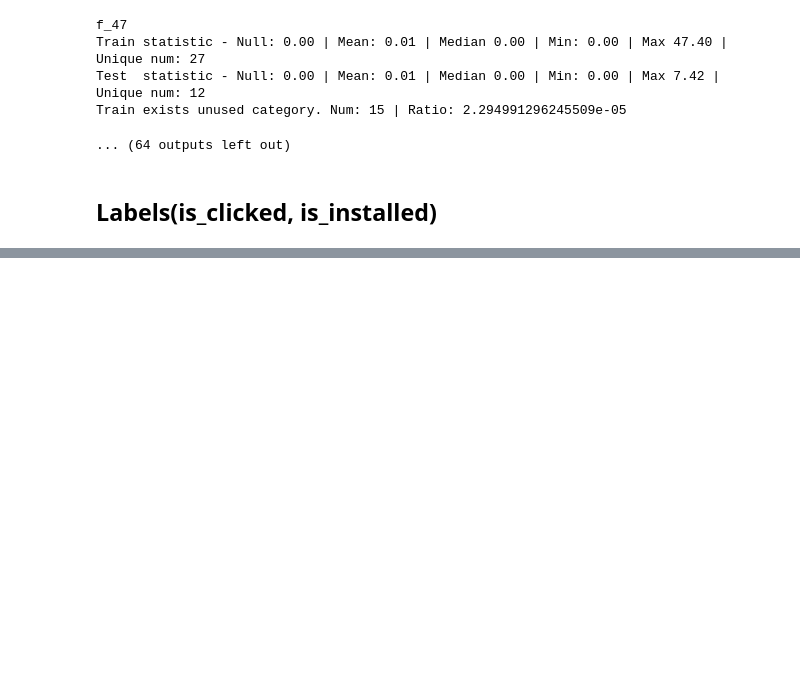
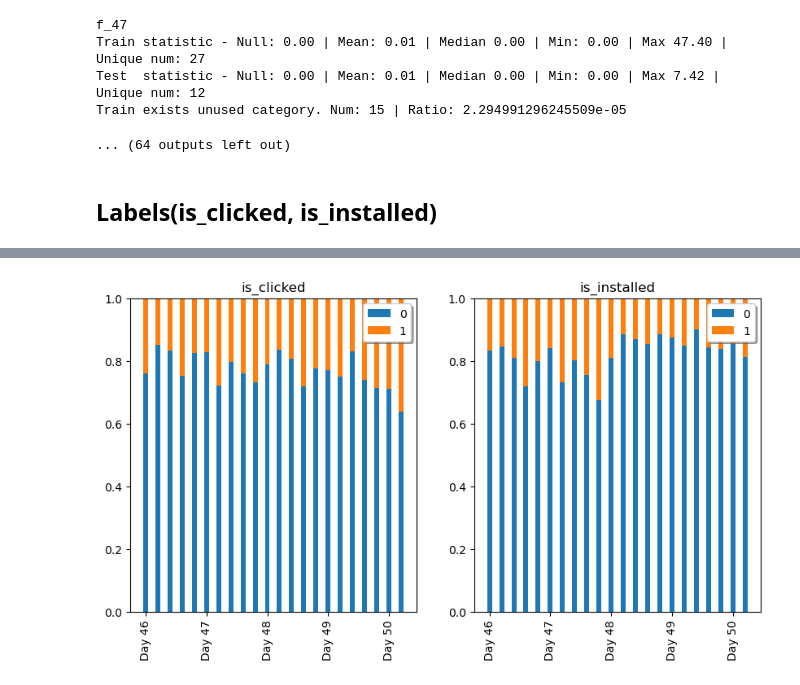
Before and after one commit to pepsi2222/RecSys-Challenge-23, a Jupyter notebook: analyze/feature.ipynb, the cells around one changed output, grey strips where cells are left out. Drawn from its saved outputs; the diff is of its cells as text; code cells hidden in the pictures; blank space fills up the shorter version.

```diff
--- a/analyze/feature.ipynb
+++ b/analyze/feature.ipynb
@@ -284,0 +291,8 @@ Train statistic - Null: 0.00 | Ratio of 1: 0.17
+# %%
+is_clicked = []
+is_installed = []
+for i in range(trn_df['f_1'].min(), trn_df['f_1'].max() + 1):
+    tmp_df = trn_df[trn_df['f_1'] == i]
+    is_clicked.append(tmp_df["is_clicked"].mean())
+    is_installed.append(tmp_df["is_installed"].mean())
+    print(f'Day {i} | is_clicked: {tmp_df["is_clicked"].mean():.2f} | is_installed: {tmp_df["is_installed"].mean():.2f}')
@@ -284,0 +317,27 @@ Train statistic - Null: 0.00 | Ratio of 1: 0.17
+# %%
+day = [f'Day {i}' for i in range(45, 67)]
+index = np.arange(len(day))
+fig, axs = plt.subplots(1, 2, figsize=(10, 5))
+
+one = is_clicked
+zero = [1 - i for i in one]
+axs[0].bar(index, zero, width=0.4, label='0')
+axs[0].bar(index, one, width=0.4, bottom=zero, label= '1')
+axs[0].set_ylim(0, 1)
+axs[0].set_xticklabels(day, rotation=90)
+axs[0].legend(loc='best',  shadow=True)
+axs[0].set_title('is_clicked')
+
+one = is_installed
+zero = [1 - i for i in one]
+axs[1].bar(index, zero, width=0.4, label='0')
+axs[1].bar(index, one, width=0.4, bottom=zero, label= '1')
+axs[1].set_ylim(0, 1)
+axs[1].set_xticklabels(day, rotation=90)
+axs[1].legend(loc='best',  shadow=True)
+axs[1].set_title('is_installed')
+
+
+plt.show()
+# %% [output]
+[figure, added]
```
Also changed, not shown: parts of 7 cells of this notebook, 4 other files.
